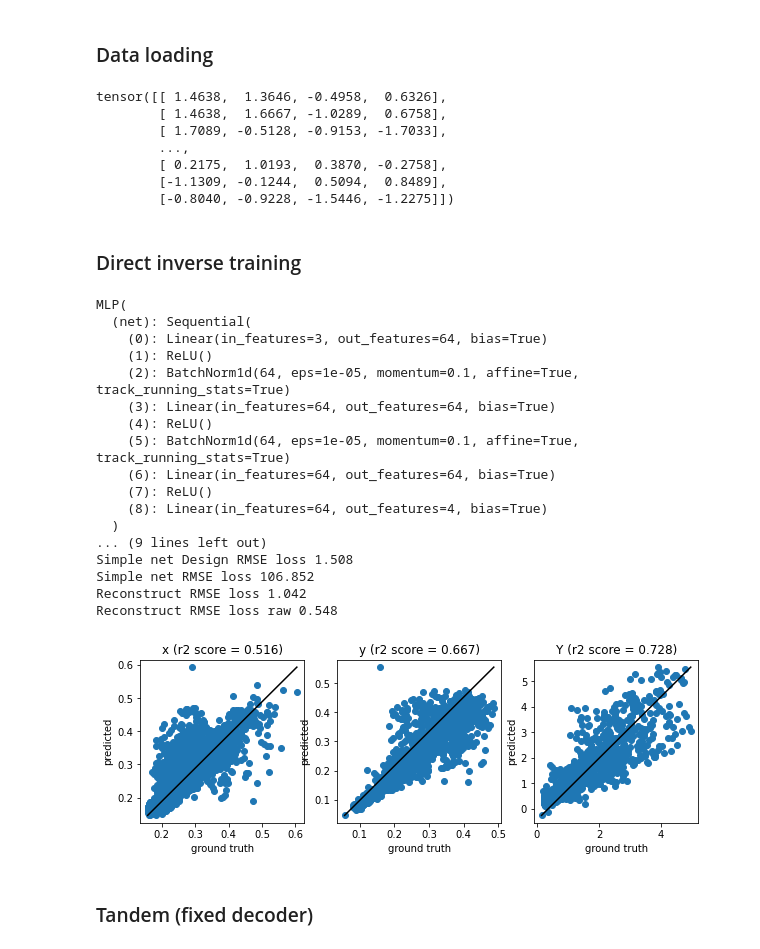
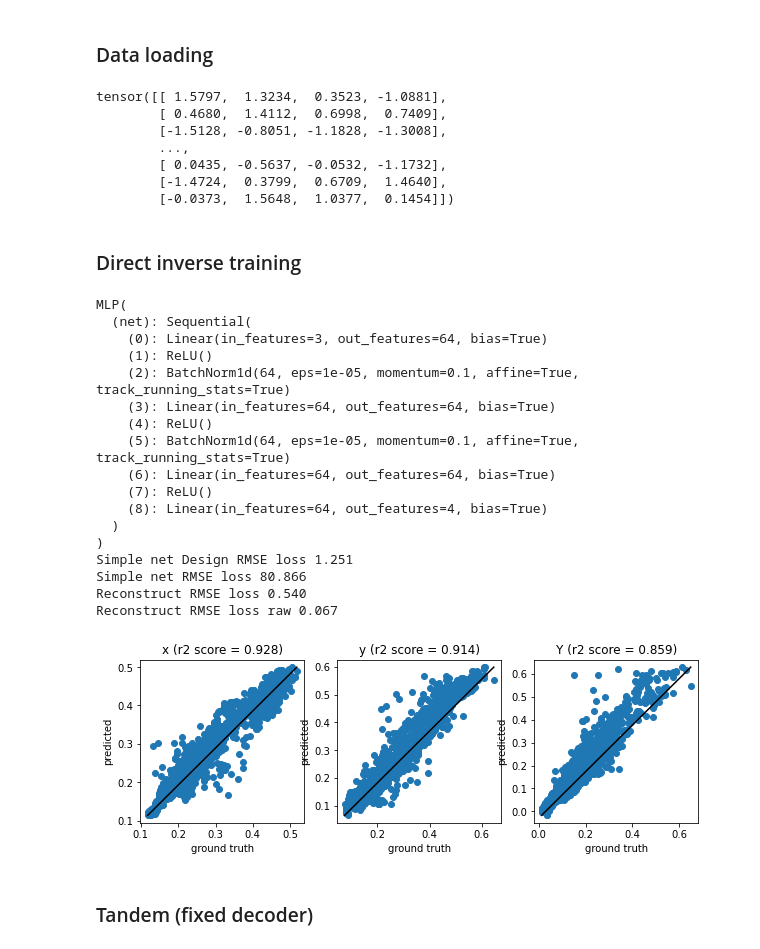
Before and after one commit to taigaoma1997/Meta_learning_photonics_structure, a Jupyter notebook: Model/plot_results.ipynb, the cells around one changed output. Cells and saved outputs as stored; diff of their text form; code cells hidden in the pictures.

```diff
--- a/Model/plot_results.ipynb
+++ b/Model/plot_results.ipynb
@@ -27,9 +27,9 @@ train_loader, val_loader, test_loader = get_dataloaders('tandem_net')
 ### Data loading
 # %%
 forward_model = MLP(4, 3).to(DEVICE)
-forward_model.load_state_dict(torch.load('./models/forward_model.pth',map_location=torch.device('cpu'))['model_state_dict'])
+forward_model.load_state_dict(torch.load('./models/forward_model_trained.pth',map_location=torch.device('cpu'))['model_state_dict'])
 inverse_model = MLP(3, 4).to(DEVICE)
-inverse_model.load_state_dict(torch.load('./models/inverse_model.pth',map_location=torch.device('cpu'))['model_state_dict'])
+inverse_model.load_state_dict(torch.load('./models/inverse_model_trained.pth',map_location=torch.device('cpu'))['model_state_dict'])
 inverse_model.eval()
 dataset=test_loader.dataset;
 with torch.no_grad():
@@ -41,52 +41,52 @@ with torch.no_grad():
     y_pred = inverse_model(x, y)
 print(y)
 # %% [output]
-tensor([[ 1.4638,  1.3646, -0.4958,  0.6326],
-        [ 1.4638,  1.6667, -1.0289,  0.6758],
-        [ 1.7089, -0.5128, -0.9153, -1.7033],
+tensor([[ 1.5797,  1.3234,  0.3523, -1.0881],
+        [ 0.4680,  1.4112,  0.6998,  0.7409],
+        [-1.5128, -0.8051, -1.1828, -1.3008],
         ...,
-        [ 0.2175,  1.0193,  0.3870, -0.2758],
-        [-1.1309, -0.1244,  0.5094,  0.8489],
-        [-0.8040, -0.9228, -1.5446, -1.2275]])
+        [ 0.0435, -0.5637, -0.0532, -1.1732],
+        [-1.4724,  0.3799,  0.6709,  1.4640],
+        [-0.0373,  1.5648,  1.0377,  0.1454]])
 # %% [markdown]
 ### Direct inverse training
 # %%
 forward_model = MLP(4, 3).to(DEVICE)
-forward_model.load_state_dict(torch.load('./models/forward_model.pth',map_location=torch.device('cpu'))['model_state_dict'])
+forward_model.load_state_dict(torch.load('./models/forward_model_trained.pth',map_location=torch.device('cpu'))['model_state_dict'])
 inverse_model = MLP(3, 4).to(DEVICE)
-inverse_model.load_state_dict(torch.load('./models/inverse_model.pth',map_location=torch.device('cpu'))['model_state_dict'])
+inverse_model.load_state_dict(torch.load('./models/inverse_model_trained.pth',map_location=torch.device('cpu'))['model_state_dict'])
 print(inverse_model)
 x, y = test_loader.dataset.x.to(DEVICE), test_loader.dataset.y.to(DEVICE)
 x_dim = x.size()[1]
 
         # get MSE for the design
 y_pred = inverse_model(x, y)
 x_pred = inverse_model(x, y)
 
-print(y_pred)
+#print(y_pred)
 cie_raw, param_raw, cie_pred, param_pred = evaluate_simple_inverse(forward_model, inverse_model, test_loader.dataset)
 
 plot_cie_raw_pred(cie_raw, cie_pred)
 plt.show()
 # %% [output]
 MLP(
   (net): Sequential(
     (0): Linear(in_features=3, out_features=64, bias=True)
     (1): ReLU()
     (2): BatchNorm1d(64, eps=1e-05, momentum=0.1, affine=True, track_running_stats=True)
     (3): Linear(in_features=64, out_features=64, bias=True)
     (4): ReLU()
     (5): BatchNorm1d(64, eps=1e-05, momentum=0.1, affine=True, track_running_stats=True)
     (6): Linear(in_features=64, out_features=64, bias=True)
     (7): ReLU()
     (8): Linear(in_features=64, out_features=4, bias=True)
   )
-... (9 lines left out)
-Simple net Design RMSE loss 1.508
-Simple net RMSE loss 106.852
-Reconstruct RMSE loss 1.042
-Reconstruct RMSE loss raw 0.548
+)
+Simple net Design RMSE loss 1.251
+Simple net RMSE loss 80.866
+Reconstruct RMSE loss 0.540
+Reconstruct RMSE loss raw 0.067
-[figure, old version]
+[figure, new version]
 # %% [markdown]
 ### Tandem (fixed decoder)
 # %%
```
Also changed, not shown: parts of 4 cells of this notebook, 13 other files.
